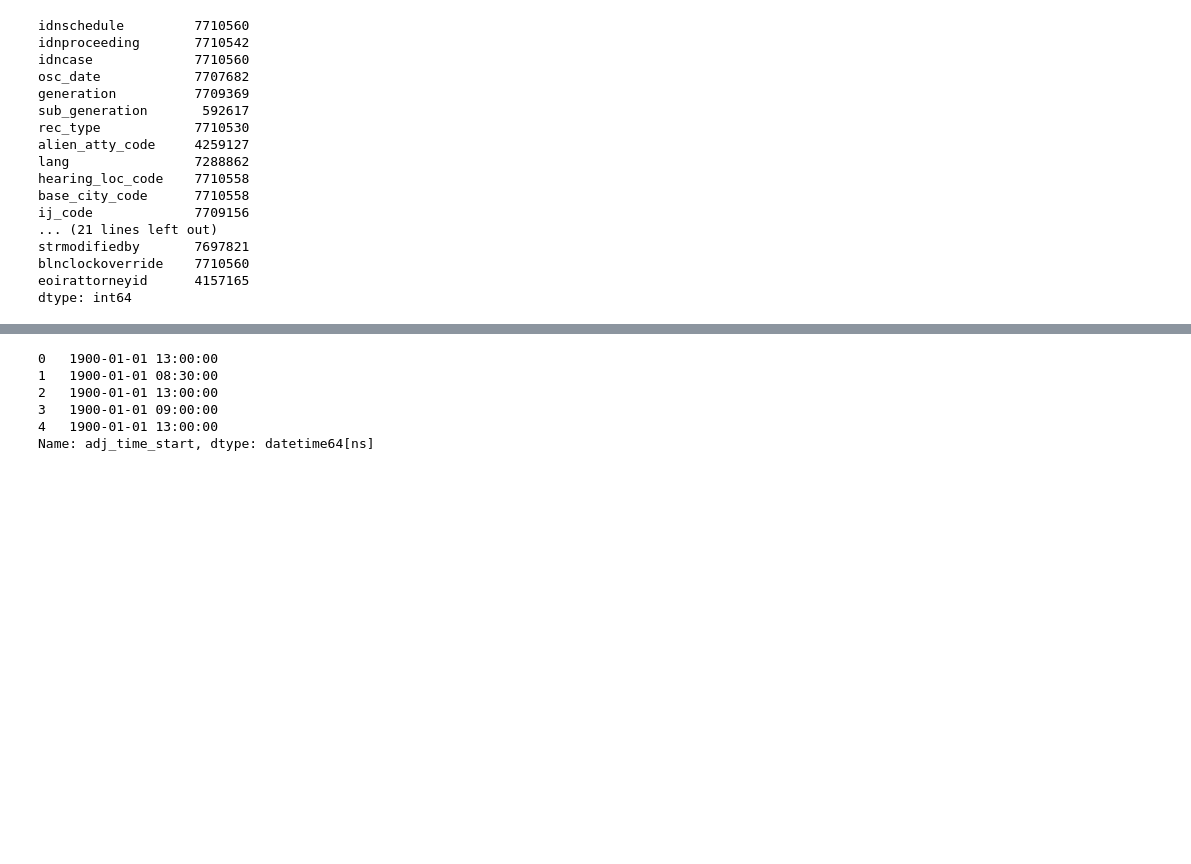
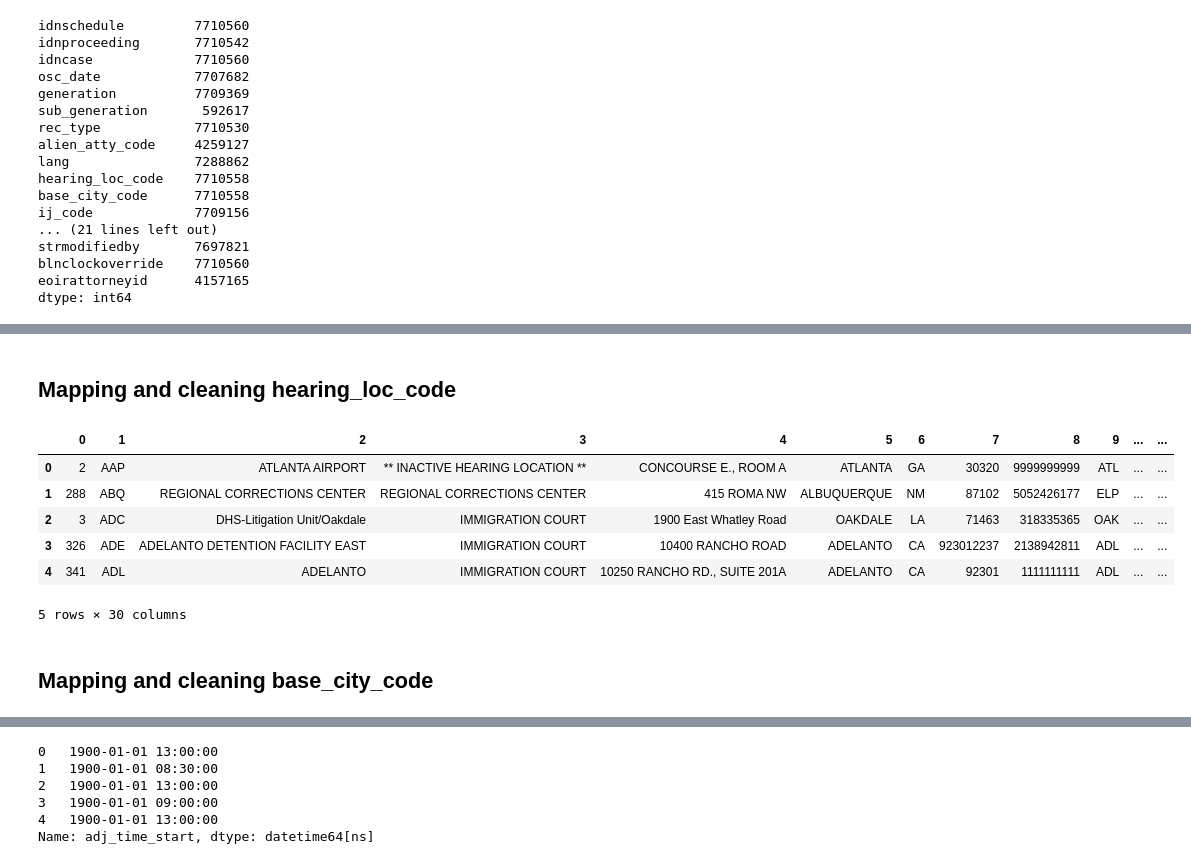
Before and after one commit to aspenyoo/refugees, a Jupyter notebook: Cleaning Detailed Schedule.ipynb, the cells around one changed output, grey strips where cells are left out. Cells and saved outputs as stored; diff of their text form; code cells hidden in the pictures; blank space fills up the shorter version.

```diff
--- a/Cleaning Detailed Schedule.ipynb
+++ b/Cleaning Detailed Schedule.ipynb
@@ -5,6 +5,7 @@ import matplotlib.pyplot as plt
 pd.set_option('precision', 5)
 # %%
 path = '/data/Dropbox/Data/Asylum_Courts/tbl_schedule'
+raw_folder = '/data/Dropbox/Data/Asylum_Courts/raw'
 # %%
 cols = ["IDNSCHEDULE","IDNPROCEEDING","IDNCASE","OSC_DATE","GENERATION","SUB_GENERATION","REC_TYPE","ALIEN_ATTY_CODE","LANG","HEARING_LOC_CODE","BASE_CITY_CODE","IJ_CODE","INTERPRETER_CODE","INPUT_DATE","INPUT_TIME","UPDATE_DATE","UPDATE_TIME","ASSIGNMENT_PATH","CONTINUE_FLAG","CAL_TYPE","ADJ_DATE","ADJ_TIME_START","ADJ_TIME_STOP","ADJ_RSN","ADJ_MEDIUM","ADJ_MSG","ADJ_ELAP_DAYS","ID_1","LNGSESSNID","SCHEDULE_TYPE","NOTICE_CODE","DATBATCHMODIFIED","STRCREATEDBY","STRMODIFIEDBY","BLNCLOCKOVERRIDE","EOIRAttorneyID"]
 cols = [x.lower() for x in cols]
@@ -61,0 +110,14 @@ dtype: int64
+# %% [markdown]
+## Mapping and cleaning hearing_loc_code
+# %%
+hearingloc_map = pd.read_csv(raw_folder + '/tblLookupHloc.csv', header=None)
+# %%
+hearingloc_map.head(5)
+# %% [output]
+|  | 0 | 1 | 2 | 3 | 4 | 5 | 6 | 7 | 8 | 9 | ... | ... |
+| 0 | 2 | AAP | ATLANTA AIRPORT | ** INACTIVE HEARING LOCATION ** | CONCOURSE E., ROOM A | ATLANTA | GA | 30320 | 9999999999 | ATL | ... | ... |
+| 1 | 288 | ABQ | REGIONAL CORRECTIONS CENTER | REGIONAL CORRECTIONS CENTER | 415 ROMA NW | ALBUQUERQUE | NM | 87102 | 5052426177 | ELP | ... | ... |
+| 2 | 3 | ADC | DHS-Litigation Unit/Oakdale | IMMIGRATION COURT | 1900 East Whatley Road | OAKDALE | LA | 71463 | 318335365 | OAK | ... | ... |
+| 3 | 326 | ADE | ADELANTO DETENTION FACILITY EAST | IMMIGRATION COURT | 10400 RANCHO ROAD | ADELANTO | CA | 923012237 | 2138942811 | ADL | ... | ... |
+| 4 | 341 | ADL | ADELANTO | IMMIGRATION COURT | 10250 RANCHO RD., SUITE 201A | ADELANTO | CA | 92301 | 1111111111 | ADL | ... | ... |
+5 rows × 30 columns
@@ -61,0 +139,2 @@ dtype: int64
+# %% [markdown]
+## Mapping and cleaning base_city_code
```
Also changed, not shown: parts of 73 cells of this notebook.
